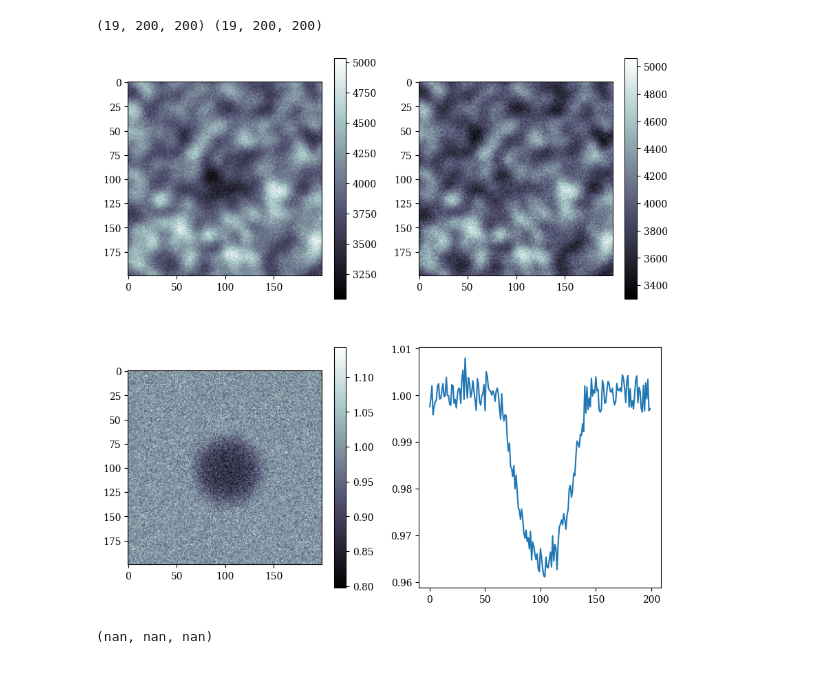
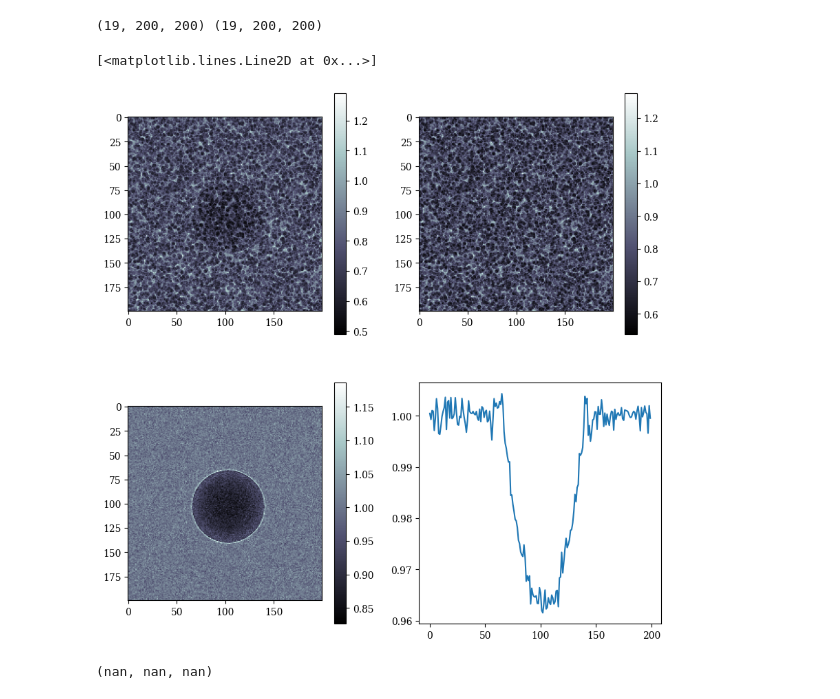
Before and after one commit to roshak1197/FSZ_Study, a Jupyter notebook: read_High.ipynb, the cells around one changed output. Drawn from its saved outputs; the diff is of its cells as text; code cells hidden in the pictures.

```diff
--- a/read_High.ipynb
+++ b/read_High.ipynb
@@ -4,8 +4,7 @@ import matplotlib.pyplot as plt
 from scipy.interpolate import interp1d
 from scipy.optimize import curve_fit
 from scipy.stats import t
-#import sympy as sym
-#from sklearn.metrics import r2_score
+import PIL
 from scipy.special import erf
 plt.rcParams['font.family']='serif'
 
@@ -13,15 +12,15 @@ Npixeles=256
 NI=1 #Número de imágenes RAW
 NF=1 #Número de imágenes FF
 NThr=1 #Número de imágenes contenidas dentro de cada .raw: La primera es la dada por el canal 0 y la segunda es la dada por el canal 1.
-nameRAW1="300um/Nylon_Air_TiC_2mm_2x_150_75_21kev_S" #2.5um/Nylon_Air_TiC_2mm_2x_150_75_21kev_R00_FS2.5um_Random__d0.75m_a15um_p62um_step-4.2_dith23.25_1.raw
-nameRAW2 = "_FS300um_Random__d0.75m_a15um_p62um_step-4.2_dith23.25_"
-nameRAW4 = "300um/Nylon_Air_TiC_2mm_2x_150_75_21kev_R"
-#nameRAW3 = "Sphere_TiC/SphereTi_S09__d0.1m_a15um_p62um_step-4.2_dith23.25_"
-#nameREF = "Sphere_TiC/SphereTi_R09__d0.1m_a15um_p62um_step-4.2_dith23.25_"
-#nameFF="Mammo_SIMS/MammoFin_FF_d0.1m_a15um_p62um_step-4.2_dith23.25_"
-#name1 = "TiC_PMMA_4Sands_90um/test_PMMA4_TiC30um_"
-#name2 = "_19kev_S07__d0.1m_a15um_p62um_step-4.2_dith23.25_"
-#name3 = "_19kev_R07__d0.1m_a15um_p62um_step-4.2_dith23.25_"
+nameRAW1="SiC/FS_Measurements/Nylon_Air_SiC_2mm_2x_150_75_21kev_S" #SiC/FS_Measurements/Nylon_Air_SiC_2mm_2x_150_75_21kev_R00_FS50um_Random__d0.75m_a15um_p62um_step-4.2_dith23.25_1.raw
+nameRAW2 = "_FS50um_Random__d0.75m_a15um_p62um_step-4.2_dith23.25_"
+nameRAW4 = "SiC/FS_Measurements/Nylon_Air_SiC_2mm_2x_150_75_21kev_R"
+ff_infile= open('Nylon_Air_SiC_2mm_2x_150_75_21kev_FF00_FS50um_Random__d0.75m_a15um_p62um_step-4.2_dith23.25_1.raw','rb')
+ff_array = np.fromfile(ff_infile,dtype='float32',count=256*256)
+ff_image = PIL.Image.frombuffer("F",[256,256],ff_array,'raw','F',0,1)
+ff = np.array(ff_image.getdata())
+ff=ff.reshape(256,256)
+ff = ff[25:225,25:225]
 #num = 7
 import os
 if not os.path.exists("FS_Measurements_txt_Files"):
@@ -80,41 +79,38 @@ def ImagenesA(name,Npixeles,NI,NThr):
 def CNR(meanS,meanB,stdB):
     CNR = (meanB - meanS)/stdB
     return CNR
 '''
 def copiar_imagenes(base_name, start, end):
     for i in range(start, end + 1):
         new_name = base_name.replace('TiC3', f'TiC{i}')
         os.system(f'cp {base_name} {new_name}')
 
     # Uso de la función para copiar la imagen con los nuevos nombres
 #base_name = 'TiC_PMMA_4Sands/test_PMMA4_TiC3_19kev_R09__d0.1m_a15um_p62um_step-4.2_dith23.25_1.raw'
 #copiar_imagenes(base_name, 3, 10)
 '''
-
 RAW = Imagenes2(nameRAW1,nameRAW2,Npixeles,NI)
 REF = Imagenes2(nameRAW4,nameRAW2,Npixeles,NI)
 REF = np.array(REF)
 RAW = np.array(RAW)
-RAW.shape,REF.shape
 plt.figure(figsize=(10,10))
 plt.subplot(2,2,1)
-plt.imshow(RAW[0],cmap='bone')
+plt.imshow(RAW[0]/ff
+           ,cmap='bone')
 plt.colorbar()
 plt.subplot(2,2,2)
-plt.imshow(REF[0],cmap='bone')
+plt.imshow(REF[0]/ff,cmap='bone')
 plt.colorbar()
 plt.subplot(2,2,3)
 plt.imshow(RAW[18]/REF[18],cmap='bone')
 plt.colorbar()
 print(RAW.shape,REF.shape)
 plt.subplot(2,2,4)
 plt.plot(np.mean((RAW[0]/REF[0]),axis=0), label='Profile mean')
-#guardar imagenes en formato .txt
-np.save("2.5um/RAW.npy", RAW)
-np.save("2.5um/REF.npy", REF)
 # %% [output]
 (19, 200, 200) (19, 200, 200)
+[<matplotlib.lines.Line2D at 0x...>]
-[figure, old version]
+[figure, new version]
 # %%
 mu_values = []
 sigma_values = []
```
Also changed, not shown: parts of 18 cells of this notebook, 51 other files.
